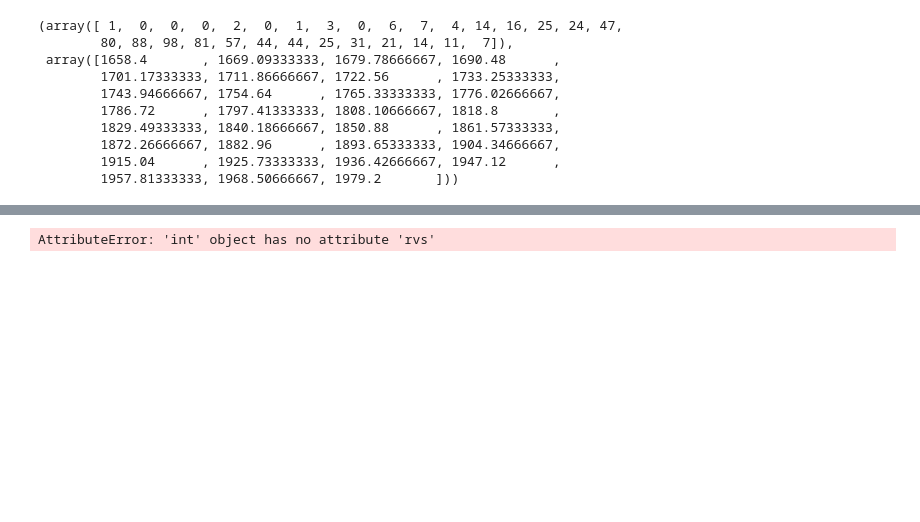
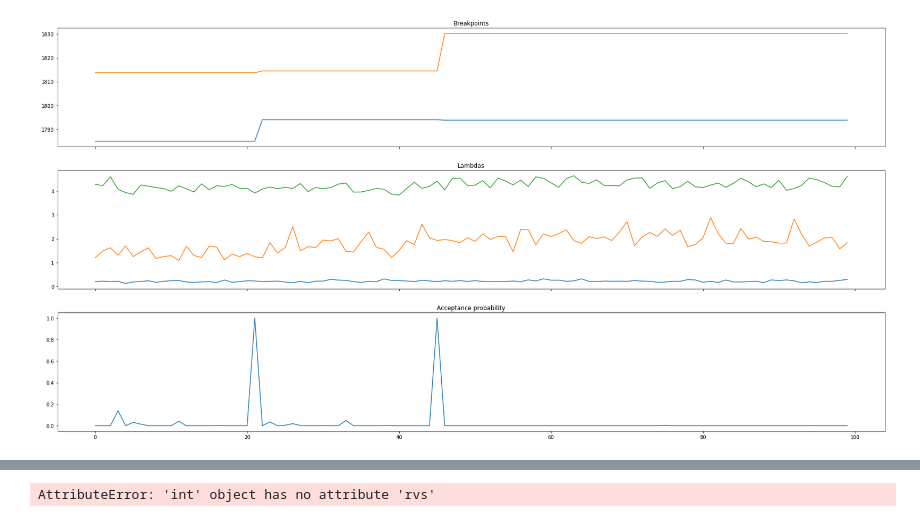
Before and after one commit to sleipner42/LP32020, a Jupyter notebook: monte-carlo/HA 3/MCMC.ipynb, the cells around one changed output, grey strips where cells are left out. Cells and saved outputs as stored; diff of their text form; code cells hidden in the pictures; blank space fills up the shorter version.

```diff
--- a/monte-carlo/HA 3/MCMC.ipynb
+++ b/monte-carlo/HA 3/MCMC.ipynb
@@ -16,12 +16,10 @@ def calc_probability_random_walk(tau, breakpoints_current, breakpoints_propose,
         nt_current = np.histogram(tau, bins = breakpoints_current)[0].astype('int32')
         nt_propose = np.histogram(tau, bins = breakpoints_propose)[0].astype('int32')
 
-        log_prob_current = (np.sum(np.log(np.diff(breakpoints_current)))
-                            - np.sum(labda*np.diff(breakpoints_current))
+        log_prob_current = (- np.sum(labda*np.diff(breakpoints_current))
                             + np.sum(nt_current*np.log(labda)))
 
-        log_prob_propose = (np.sum(np.log(np.diff(breakpoints_propose)))
-                            -np.sum(labda*np.diff(breakpoints_propose))
+        log_prob_propose = (-np.sum(labda*np.diff(breakpoints_propose))
                             + np.sum(nt_propose*np.log(labda)))
 
         return np.minimum(1, np.exp(log_prob_propose - log_prob_current))
@@ -37,10 +35,7 @@ def proposal_random_walk(breakpoints, index, rho):
     epsilon = np.random.uniform(-R, R)
     ti_proposal = ti + epsilon
 
-    breakpoints_propose = np.copy(breakpoints)
-    breakpoints_propose[index] = ti_proposal
-
-    return breakpoints_propose
+    return ti_proposal
 
 def sample_lambdas(tau, theta, breakpoints, num_breakpoints):
 
@@ -76,6 +71,7 @@ def init_mcmc(N, num_breakpoints, psi, rho, burn_in = 0, print_debug = False):
 
     #Array to save MH probability
     probs = np.zeros(M)
+    accepts = np.zeros(M)
 
     #Initialize theta and lambda by prior distribution
     thetas[0] = np.random.gamma(2, 1/psi)
@@ -98,12 +94,13 @@ def init_mcmc(N, num_breakpoints, psi, rho, burn_in = 0, print_debug = False):
         for t in np.arange(num_breakpoints) + 1:
 
             #Propose new breakpoint
-            breakpoints_propose = proposal_random_walk(breakpoints_propose, t, rho)
+            breakpoints_propose[t] = proposal_random_walk(breakpoints[index], t, rho)
 
         #Probability of accept
         probs[index] = calc_probability_random_walk(tau, breakpoints[index], breakpoints_propose, lambdas[index + 1])
 
         accept = np.random.uniform(0,1) < probs[index]
+        accepts[index] = accept
 
         if print_debug:
             print(f'Iter: {index}')
@@ -121,4 +118,4 @@ def init_mcmc(N, num_breakpoints, psi, rho, burn_in = 0, print_debug = False):
         else:
             breakpoints[index+1] = np.copy(breakpoints[index])
 
-    return breakpoints[burn_in:], lambdas[burn_in:], probs[burn_in:]
+    return breakpoints[burn_in:], lambdas[burn_in:], probs[burn_in:], accepts[burn_in:]
@@ -150,13 +121,0 @@ ____________________________________________________________
-# %%
-np.histogram(disasters, bins = 'auto')
-# %% [output]
-(array([ 1,  0,  0,  0,  2,  0,  1,  3,  0,  6,  7,  4, 14, 16, 25, 24, 47,
-        80, 88, 98, 81, 57, 44, 44, 25, 31, 21, 14, 11,  7]),
- array([1658.4       , 1669.09333333, 1679.78666667, 1690.48      ,
-        1701.17333333, 1711.86666667, 1722.56      , 1733.25333333,
-        1743.94666667, 1754.64      , 1765.33333333, 1776.02666667,
-        1786.72      , 1797.41333333, 1808.10666667, 1818.8       ,
-        1829.49333333, 1840.18666667, 1850.88      , 1861.57333333,
-        1872.26666667, 1882.96      , 1893.65333333, 1904.34666667,
-        1915.04      , 1925.73333333, 1936.42666667, 1947.12      ,
-        1957.81333333, 1968.50666667, 1979.2       ]))
@@ -164,0 +122,12 @@ array = np.array([1,4,2,2])
+# %%
+breakpoints, lambdas, probs, accepts = init_mcmc(N = 100, num_breakpoints = 2, psi = 0.5, rho = 0.1 ,burn_in = 200, print_debug = False)
+fig, (ax1, ax2, ax3) = plt.subplots(3, figsize = (30,15), sharex = True)
+ax1.plot(breakpoints[:, 1:-1])
+ax1.set_title("Breakpoints")
+ax2.plot(lambdas)
+ax2.set_title("Lambdas")
+ax3.plot(probs)
+ax3.set_title("Acceptance probability")
+plt.show()
+# %% [output]
+[figure, added]
```
Also changed, not shown: parts of 5 cells of this notebook, 1 other file.
